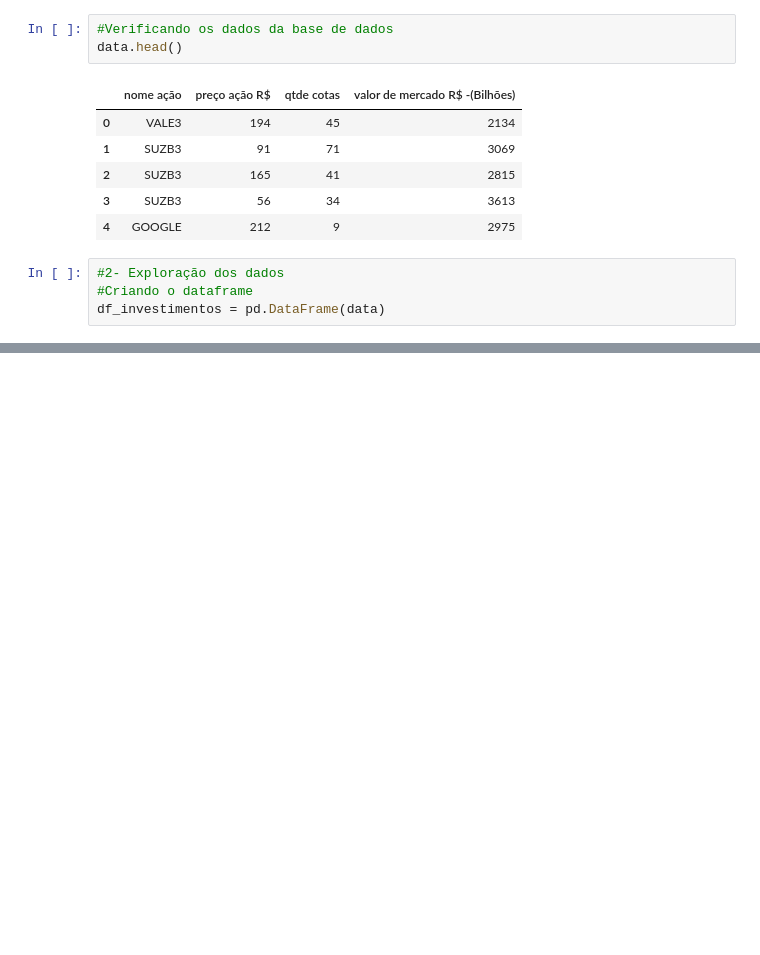
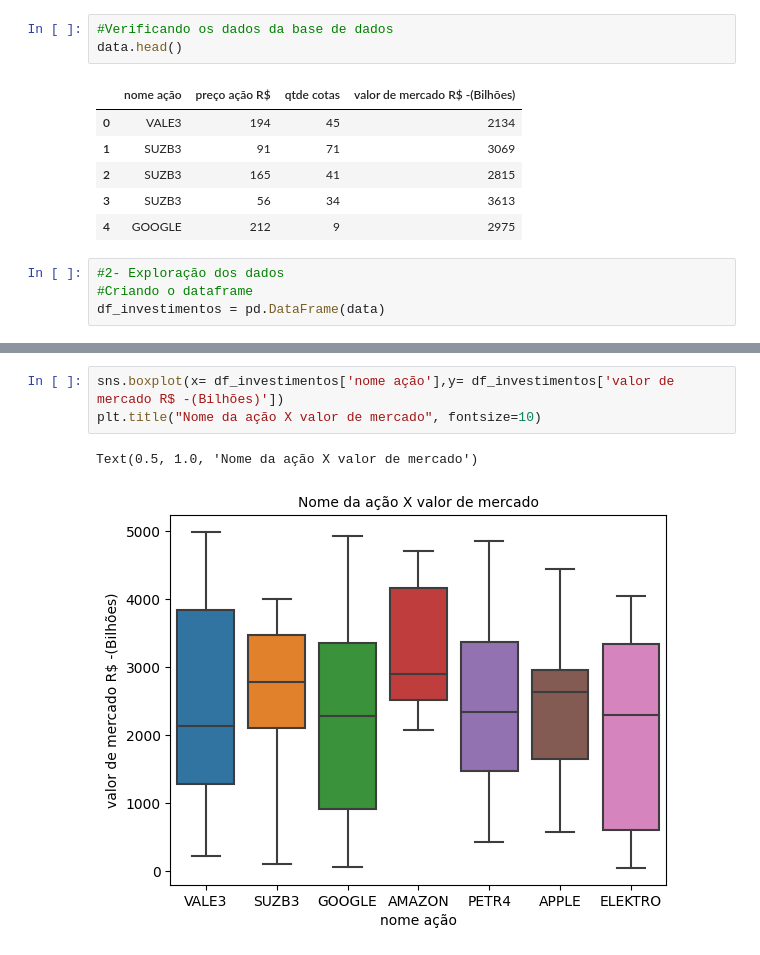
Before and after one commit to kaualayon/codigo_IABD2024, a Jupyter notebook: Somativa/codigo.ipynb, the cells around one changed output, grey strips where cells are left out. Cells and saved outputs as stored; diff of their text form; blank space fills up the shorter version.

```diff
--- a/Somativa/codigo.ipynb
+++ b/Somativa/codigo.ipynb
@@ -34,0 +77,6 @@ df_produtos.describe()
+# %%
+sns.boxplot(x= df_investimentos['nome ação'],y= df_investimentos['valor de mercado R$ -(Bilhões)'])
+plt.title("Nome da ação X valor de mercado", fontsize=10)
+# %% [output]
+Text(0.5, 1.0, 'Nome da ação X valor de mercado')
+[figure, added]
```
Also changed, not shown: parts of 4 cells of this notebook.
